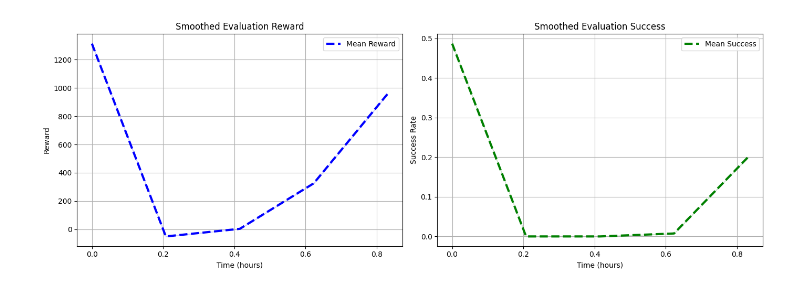
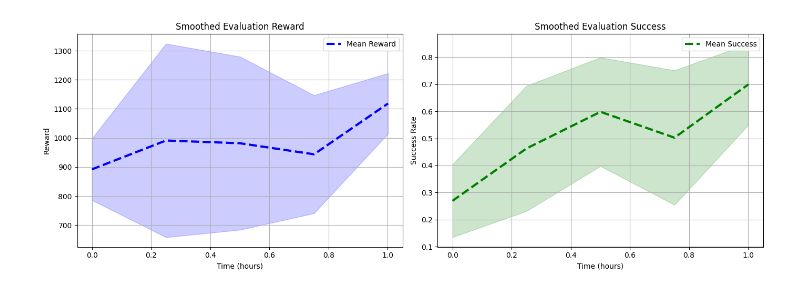
Before and after one commit to turcato-niccolo/test_turtlebot, a Jupyter notebook: results_gazebo.ipynb, the cells around one changed output. Cells and saved outputs as stored; diff of their text form; code cells hidden in the pictures.

```diff
--- a/results_gazebo.ipynb
+++ b/results_gazebo.ipynb
@@ -95,17 +95,15 @@ def plot_evaluation_results(file_paths, smooth_length=10):
 # %%
 # Example usage
 file_paths = [
-    "./results/eval_ExpD3_64_128_0.npz",
-    "./results/eval_ExpD3_64_128_1.npz",
-    "./results/eval_ExpD3_64_128_2.npz",
-    "./results/eval_ExpD3_64_128_3.npz",
+    "./results/eval_ExpD3_64_128_2_0.npz",
+    "./results/eval_ExpD3_64_128_2_2.npz",
 ]
 #plot_evaluation_results(file_paths[:1], smooth_length=10)
 #plot_evaluation_results(file_paths[1:2], smooth_length=10)
-plot_evaluation_results(file_paths[2:3], smooth_length=1)
+#plot_evaluation_results(file_paths[2:3], smooth_length=1)
 #plot_evaluation_results(file_paths[3:4], smooth_length=10)
-#plot_evaluation_results(file_paths, smooth_length=10)
+plot_evaluation_results(file_paths, smooth_length=1)
 # %% [output]
-[figure, old version]
+[figure, new version]
 # %%
 # Plot each trajectory
```
Also changed, not shown: parts of 1 cell of this notebook, 4 other files.
